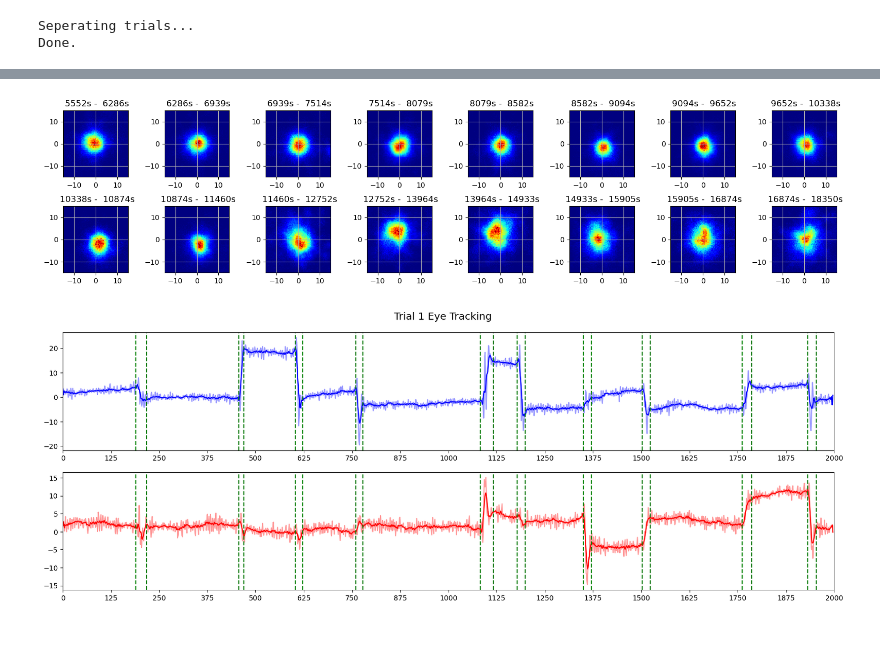
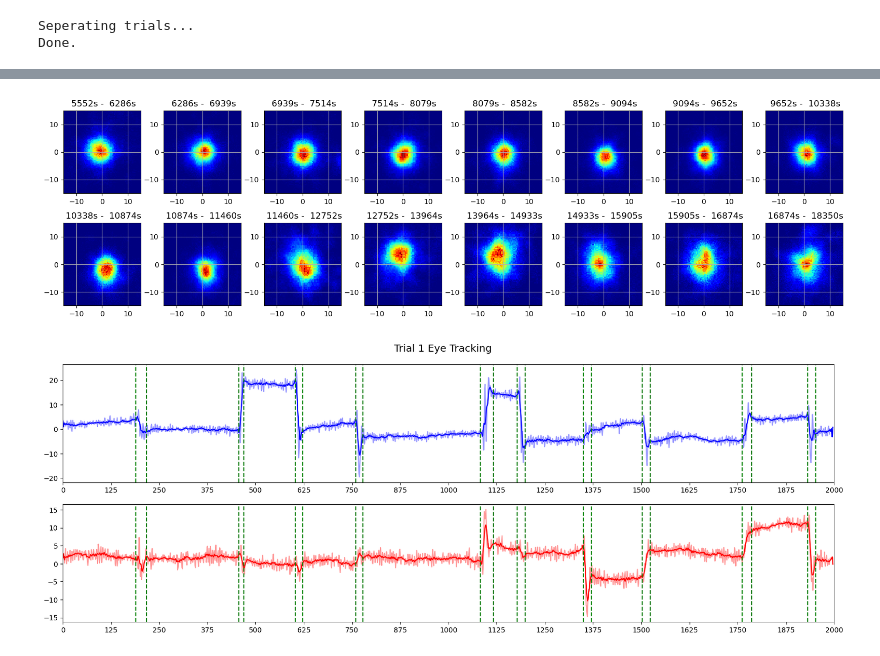
Before and after one commit to ethan-lott/eye-tracking, a Jupyter notebook: ddpi-utils-runner.ipynb, the cells around one changed output, grey strips where cells are left out. Drawn from its saved outputs; the diff is of its cells as text; code cells hidden in the pictures.

```diff
--- a/ddpi-utils-runner.ipynb
+++ b/ddpi-utils-runner.ipynb
@@ -33,10 +34,8 @@ data = DDPIutils(filename=f, data_dir=datadir)
 Seperating trials...
 Done.
 # %%
-''' Process all trials and view distributions of saccade stats. Takes about 1 min. per 200 trials. '''
+''' Process all trials. Takes about 1 min. per 200 trials. '''
 
-for i in range(data.num_trials):
+for i in tqdm.tqdm(range(data.num_trials)):
     data.process_trial(tr=i, verbose=False)
     data.process_fixations(tr=i)
-
-#data.saccade_stats()
@@ -100,23 +98,0 @@ plt.show()
-# %%
-''' Fixation position density. '''
-
-total_fixes = data.num_sacc.sum() + data.num_trials
-
-avg_fix_point = np.zeros([total_fixes, 2])
-i = 0
-
-for fixes in data.fix_avg_et:
-    for fix in fixes:
-        avg_fix_point[i] = fix[:,1:].mean(axis=0) if fix.shape[0] > 0 else 0
-        i += 1
-
-avg_fix_point = np.delete(avg_fix_point, np.unique(np.where(avg_fix_point==0)), axis=0)
-
-avgs = avg_fix_point.mean(axis=0)
-plt.figure(figsize=(6,6))
-plt.hist2d(avg_fix_point[:,0], avg_fix_point[:,1], bins=(300,300), cmap=plt.cm.jet)
-plt.xlim(-15, 15)
-plt.ylim(-15, 15)
-plt.grid()
-
-plt.show()
@@ -162,23 +136,24 @@ plt.show()
 # %%
 ''' Eye positon density over time. '''
 
 num_chunk = 16
 chunk = full_et.shape[0]//num_chunk
 c = 8
 r = math.ceil(num_chunk/c)
 
-DU.ss(r,c,rh=2)
+DU.ss(r,c,rh=2.3)
 plt.tight_layout(pad=2)
+plt.subplots_adjust(wspace=0.3)
 for i in range(num_chunk):
     plt.subplot(r,c,i+1)
     plt.title(f'{full_et[chunk*i,0]: .0f}s - {full_et[chunk*(i+1),0]: .0f}s')
     plt.hist2d(full_et[chunk*i:chunk*(i+1),1], full_et[chunk*i:chunk*(i+1),2], bins=(300, 300), cmap=plt.cm.jet)
     plt.xlim(-15,15)
     plt.ylim(-15,15)
     plt.grid()
 plt.show()
 # %% [output]
-[figure, old version]
+[figure, new version]
 # %%
 ''' Process and plot a single trial. '''
 
```
Also changed, not shown: parts of 19 cells of this notebook, 1 other file.
